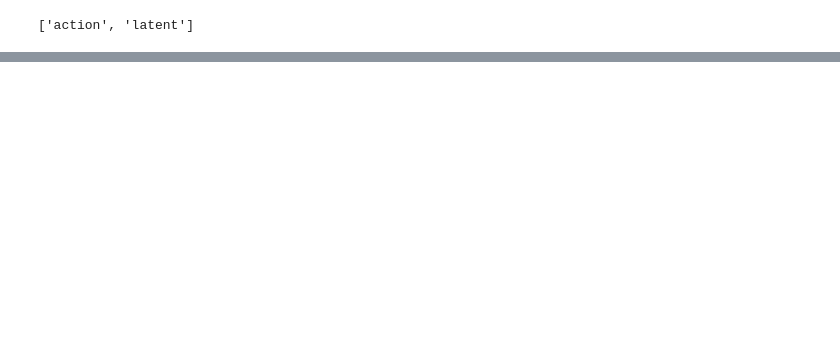
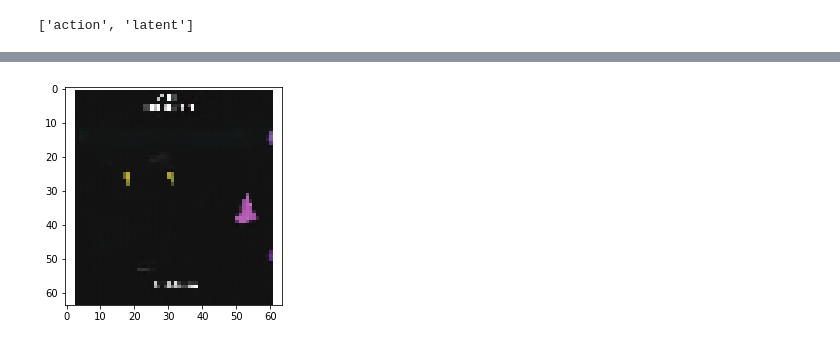
Before and after one commit to kaiolae/WorldModels, a Jupyter notebook: notebooks/check_rnn_training_data.ipynb, the cells around one changed output, grey strips where cells are left out. Cells and saved outputs as stored; diff of their text form; code cells hidden in the pictures; blank space fills up the shorter version.

```diff
--- a/notebooks/check_rnn_training_data.ipynb
+++ b/notebooks/check_rnn_training_data.ipynb
@@ -4,8 +4,8 @@ import numpy as np
 #Loading, visualizing and analyzing the training data
 #we generated for our RNN
 
-rnn_data_file = "../rnn-data/rnn_training_data.npz"
-rnn_data = np.load(rnn_data_file)
+rnn_data_file = "../trained_models_folder_ski/rnn_training_data.npz"
+rnn_data = np.load(rnn_data_file,allow_pickle=True)
 print(rnn_data.files)
 # %% [output]
 ['action', 'latent']
@@ -22,6 +22,6 @@ print(latent_file.shape)
 # %%
-one_episode_latents = np.array(latent_file[6])
-one_episode_actions = np.array(action_file[6])
+one_episode_latents = np.array(latent_file[12])
+one_episode_actions = np.array(action_file[12])
 print(one_episode_latents.shape)
 print(one_episode_actions.shape)
 print(one_episode_latents)
@@ -64,25 +50,28 @@ print(one_episode_actions)
 # %%
 #Decoding latents to check.
+
 import tensorflow as tf
-tf_config = tf.ConfigProto()
+tf.compat.v1.disable_eager_execution()
+tf_config = tf.compat.v1.ConfigProto()
 tf_config.gpu_options.allow_growth = True
-sess = tf.Session(config=tf_config)
-from keras import backend as K
+sess = tf.compat.v1.Session(config=tf_config)
+import tensorflow.compat.v1.keras.backend as K
 K.set_session(sess)
+
 import matplotlib.pyplot as plt
 from matplotlib import animation
 from IPython.display import display, HTML
 
 
 def plot_movie_mp4(image_array):
-    dpi = 2.0
-    #xpixels, ypixels = image_array[0].shape[0], image_array[0].shape[1]
+    dpi = 1.0
+    xpixels, ypixels = image_array[0].shape[0], image_array[0].shape[1]
     #fig = plt.figure(figsize=(ypixels/dpi, xpixels/dpi), dpi=dpi)
-    fig = plt.figure(figsize=(1,1), dpi=dpi)
+    fig = plt.figure(figsize=(128,128), dpi=0.5)
     im = plt.figimage(image_array[0])
 
     def animate(i):
-        im.set_array(image_array[i])
+        im.set_array(1-image_array[i]) #NOTE: The 1- is a trick to invert img colors
         return (im,)
 
     anim = animation.FuncAnimation(fig, animate, frames=len(image_array))
@@ -102,7 +91,7 @@ if nb_dir not in sys.path:
 from VAE.world_model_vae import VAE
 #Loading Weights of trained VAE
 vae = VAE()
-vae.set_weights("../models/final_full_vae_weights.h5")
+vae.set_weights("../trained_models_folder_ski/final_full_vae_weights.h5")
 regenerated_images = vae.decoder.predict(one_episode_latents)
 plot_movie_mp4(regenerated_images)
 # %% [output]
@@ -126,0 +117,7 @@ VAE init done
+# %%
+#print(one_episode_latents.shape)
+#print(one_episode_latents[0])
+plt.imshow(regenerated_images[120])
+plt.show()
+# %% [output]
+[figure, added]
```
Also changed, not shown: parts of 5 cells of this notebook, 10 other files.
